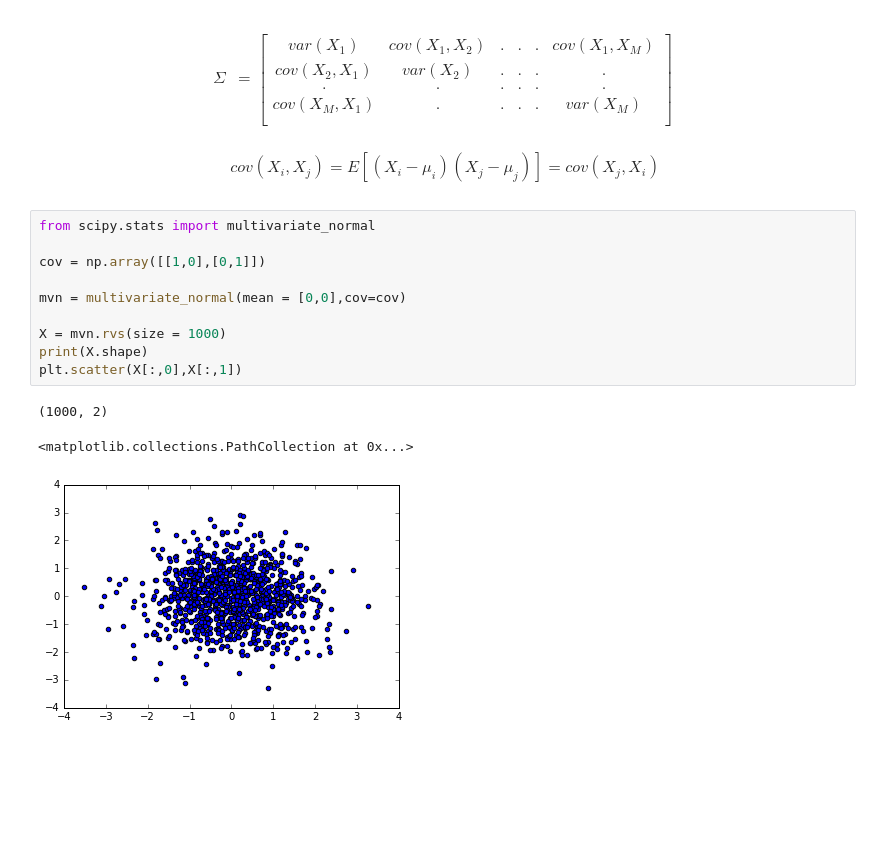
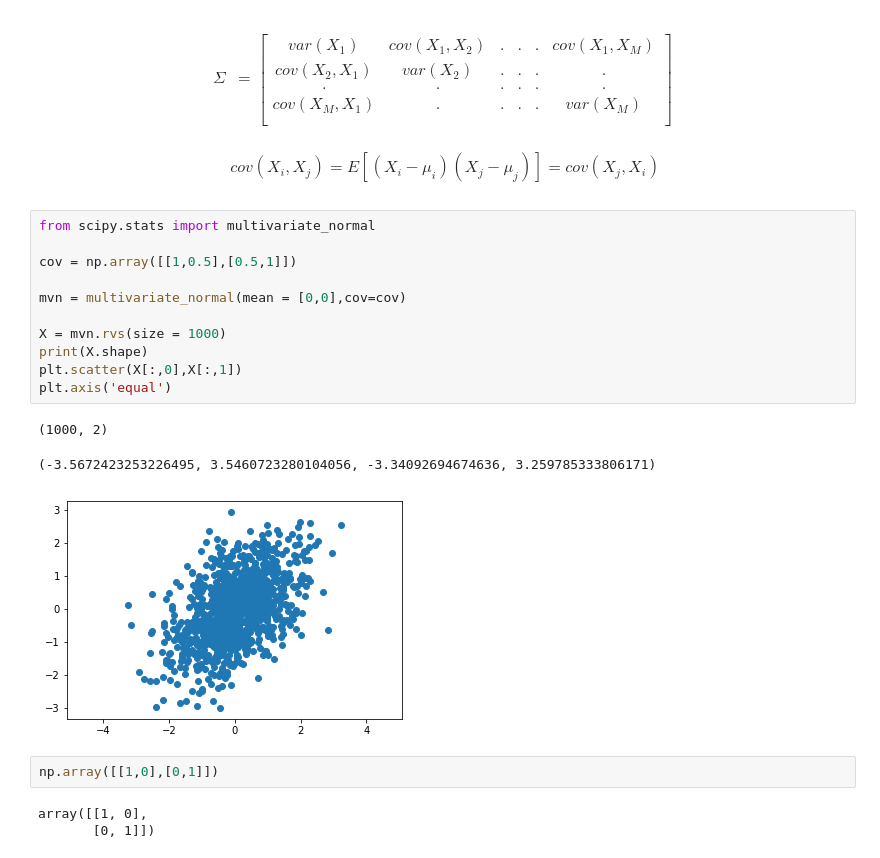
Before and after one commit to lwehbe/10606607_M20, a Jupyter notebook: 10606/Lecture_11.ipynb, the cells around one changed output. Saved outputs shown, nothing was run; the diff lists cells and outputs as text; blank space fills up the shorter version.

```diff
--- a/10606/Lecture_11.ipynb
+++ b/10606/Lecture_11.ipynb
@@ -340,14 +340,20 @@ cov(X_i,X_j) = E[(X_i-\mu_i)(X_j-\mu_j)] = cov(X_j,X_i)
 # %%
 from scipy.stats import multivariate_normal
 
-cov = np.array([[1,0],[0,1]])
+cov = np.array([[1,0.5],[0.5,1]])
 
 mvn = multivariate_normal(mean = [0,0],cov=cov)
 
 X = mvn.rvs(size = 1000)
 print(X.shape)
 plt.scatter(X[:,0],X[:,1])
+plt.axis('equal')
 # %% [output]
 (1000, 2)
-<matplotlib.collections.PathCollection at 0x...>
+(-3.5672423253226495, 3.5460723280104056, -3.34092694674636, 3.259785333806171)
-[figure, old version]
+[figure, new version]
+# %%
+np.array([[1,0],[0,1]])
+# %% [output]
+array([[1, 0],
+       [0, 1]])
```
Also changed, not shown: parts of 3 cells of this notebook.
